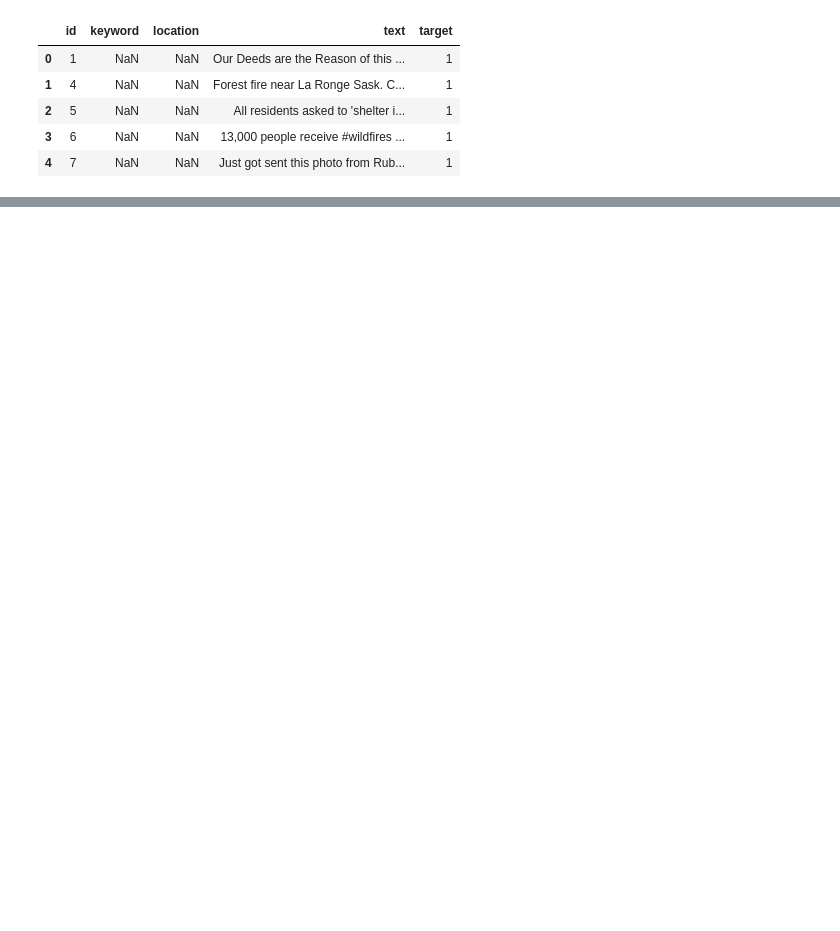
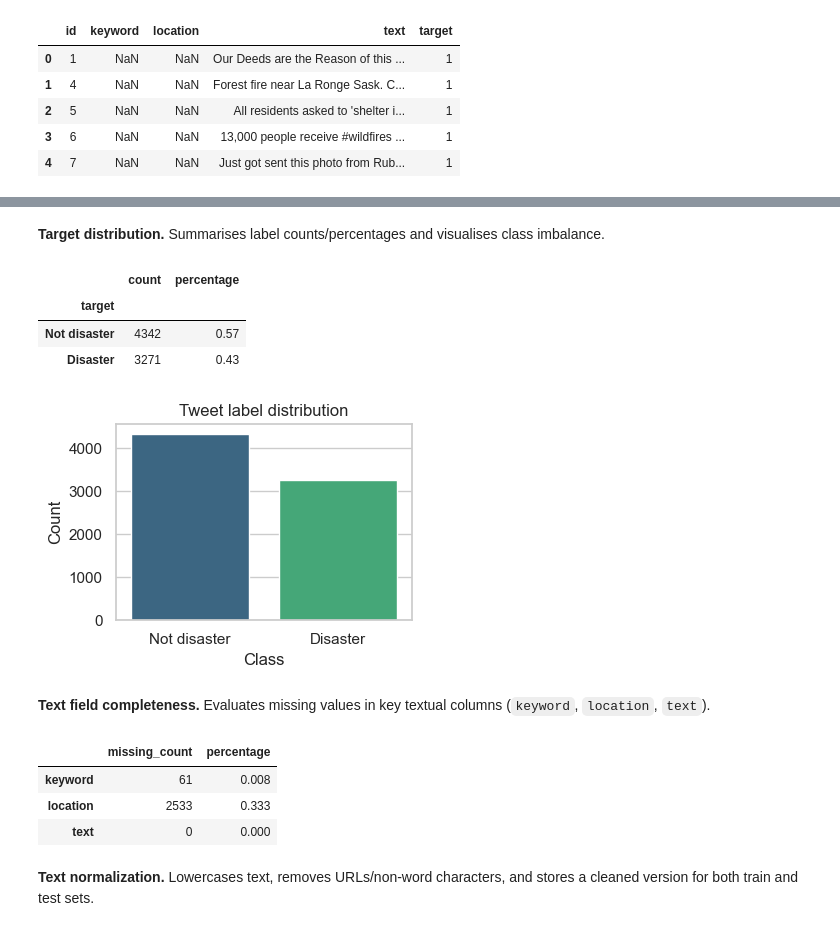
Before and after one commit to gittaqui/WK4_NLP_Disater_Tweets, a Jupyter notebook: notebooks/disaster_tweets_workflow.ipynb, the cells around one changed output, grey strips where cells are left out. Saved outputs shown, nothing was run; the diff lists cells and outputs as text; code cells hidden in the pictures; blank space fills up the shorter version.

```diff
--- a/notebooks/disaster_tweets_workflow.ipynb
+++ b/notebooks/disaster_tweets_workflow.ipynb
@@ -115,0 +128,42 @@ Saved submission to ..\data\submission.csv
+# %% [markdown]
+**Target distribution.** Summarises label counts/percentages and visualises class imbalance.
+# %%
+target_distribution = (
+    train_df['target']
+    .value_counts()
+    .rename(index={0: 'Not disaster', 1: 'Disaster'})
+    .to_frame(name='count')
+    .assign(percentage=lambda df: (df['count'] / len(train_df)).round(3))
+)
+display(target_distribution)
+
+plt.figure(figsize=(4, 3))
+sns.barplot(x=target_distribution.index, y=target_distribution['count'], palette="viridis")
+plt.title('Tweet label distribution')
+plt.ylabel('Count')
+plt.xlabel('Class')
+plt.tight_layout()
+# %% [output]
+|  | count | percentage |
+| target |  |  |
+| Not disaster | 4342 | 0.57 |
+| Disaster | 3271 | 0.43 |
+[figure, added]
+# %% [markdown]
+**Text field completeness.** Evaluates missing values in key textual columns (`keyword`, `location`, `text`).
+# %%
+text_missing = (
+    train_df[['keyword', 'location', 'text']]
+    .isna()
+    .sum()
+    .to_frame(name='missing_count')
+    .assign(percentage=lambda df: (df['missing_count'] / len(train_df)).round(3))
+)
+text_missing
+# %% [output]
+|  | missing_count | percentage |
+| keyword | 61 | 0.008 |
+| location | 2533 | 0.333 |
+| text | 0 | 0.000 |
+# %% [markdown]
+**Text normalization.** Lowercases text, removes URLs/non-word characters, and stores a cleaned version for both train and test sets.
```
Also changed, not shown: parts of 57 cells of this notebook, 3 other files.
